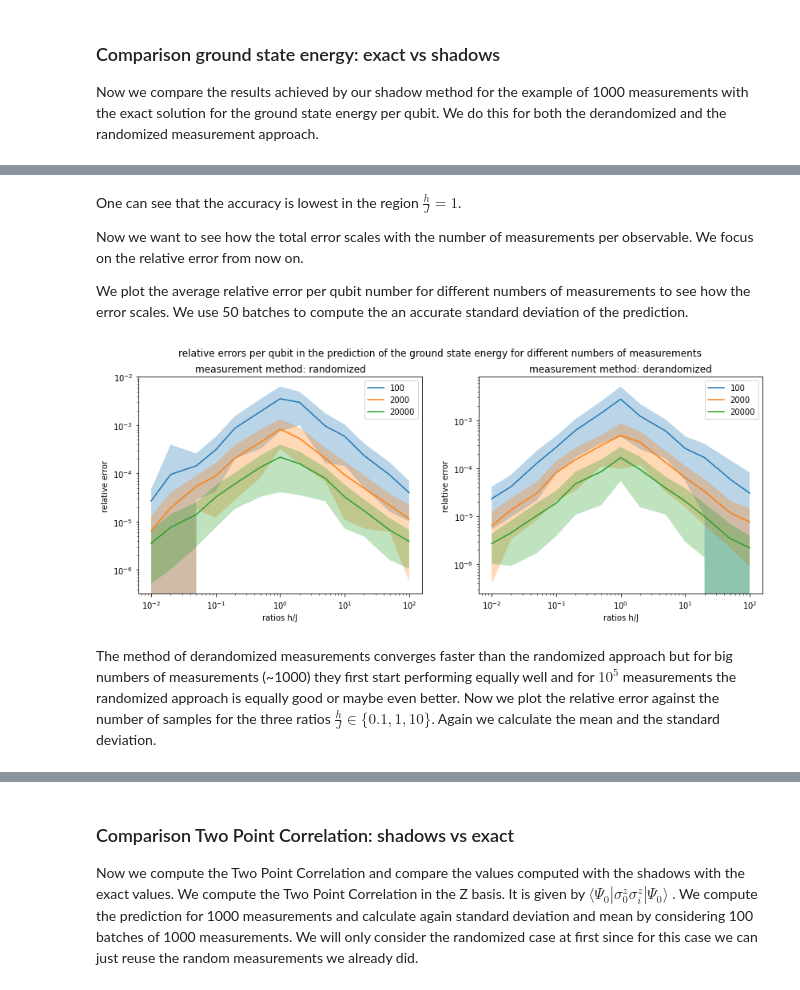
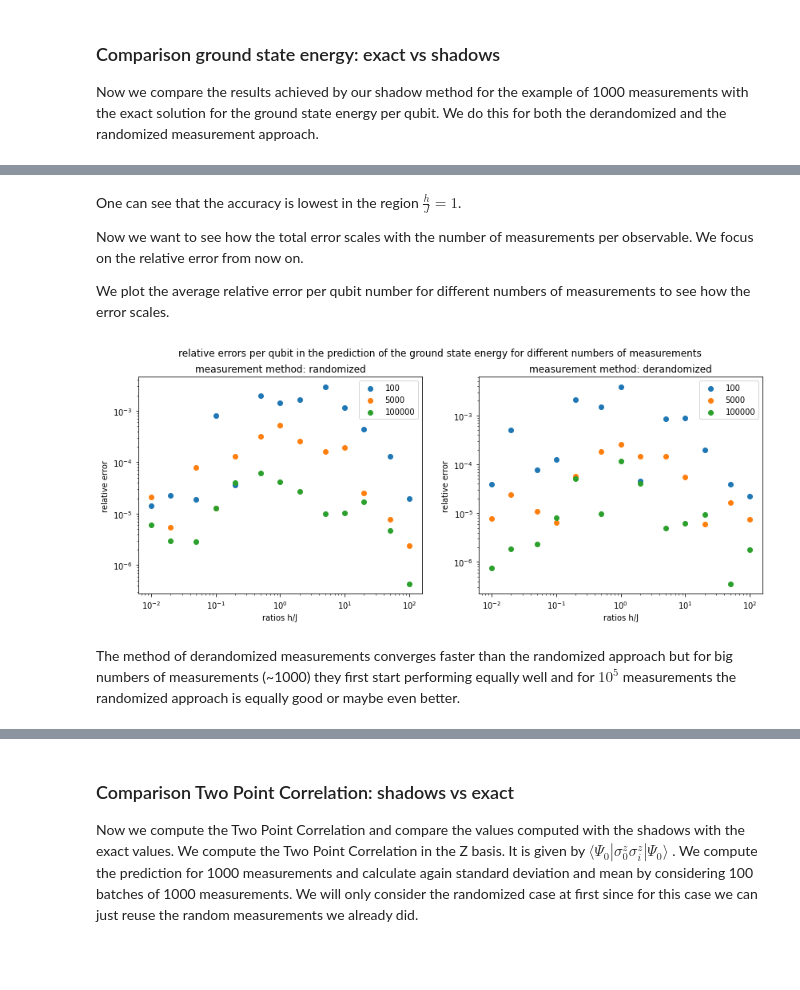
Before and after one commit to LennartBuerger/classical-shadows-for-1d-TFIM-energy-estimation, a Jupyter notebook: display_data/shadow_performance_analysis.ipynb, the cells around one changed output, grey strips where cells are left out. Cells and saved outputs as stored; diff of their text form; code cells hidden in the pictures; blank space fills up the shorter version.

Commit message:
Revert "Rotation speedup more plots"

```diff
--- a/display_data/shadow_performance_analysis.ipynb
+++ b/display_data/shadow_performance_analysis.ipynb
@@ -30,6 +30,7 @@ ratios_h_j = np.array([0.01, 0.02, 0.05, 0.1,
                            0.2, 0.5, 1, 2, 5, 10, 20, 50, 100], dtype=float)
 save_direc_eigs = Path('data/Diagonal_hamiltonian/eigenvalues_first_three_dict.npy')
 save_direc_groundstate = Path('data/Diagonal_hamiltonian/groundstate_dict.npy')
+save_direc_measurements = Path('data/shadow_measurements/measurements_dict.npy')
 save_direc_measurements_two_point_correlation_derandomized = Path('data/shadow_measurements/measurements_two_point_corr_derandomized_dict.npy')
 ground_state_dict = np.load(save_direc_groundstate, allow_pickle='TRUE')
 ground_state_dict = ground_state_dict.item()
@@ -64,6 +81,8 @@ Now we compare the results achieved by our shadow method for the example of 1000
 measurements with the exact solution for the ground state energy per qubit. We do this for both the
 derandomized and the randomized measurement approach.
 # %%
-# load saved energy dict
+# load saved dictionary again
+measurement_dict = np.load(save_direc_measurements, allow_pickle='TRUE')
+measurement_dict = measurement_dict.item()
 energy_dict = np.load(save_direc_eigs, allow_pickle='TRUE')
 energy_dict = energy_dict.item()
@@ -92,14 +98,7 @@ for i in range(0, 2):
     energy_shadow = np.zeros(np.size(ratios_h_j))
     energy_brute = np.zeros(np.size(ratios_h_j))
     for j in range(0, np.size(ratios_h_j)):
-        save_direc_procedure = Path('data/shadow_measurements/measurement_procedure_ratio_'+\
-                              str(ratios_h_j[j])+'_qubit_num_'+str(qubit_num)+'_method_'+measurement_methods[i]+'.npy')
-        save_direc_index = Path('data/shadow_measurements/measurement_index_ratio_'+\
-                              str(ratios_h_j[j])+'_qubit_num_'+str(qubit_num)+'_method_'+measurement_methods[i]+'.npy')
-        measurement_procedure = np.lib.format.open_memmap(save_direc_procedure, dtype=np.str_, mode='r')
-        measurement_index = np.lib.format.open_memmap(save_direc_index, dtype=np.int32, mode='r')
-        measurements = conversion_to_prediction_shadow_dict_shape(measurement_procedure[0:num_of_measurements,:],
-                                                                  measurement_index[0:num_of_measurements], qubit_num)
+        measurements = measurement_dict[str(qubit_num)][str(ratios_h_j[j])][measurement_methods[i]][0:num_of_measurements]
         energy_shadow[j] = TfimHamiltonianOpenFermion(qubit_num, ratios_h_j[j],
                                              1, 'periodic').energy_shadow(None, num_of_measurements, measurement_methods[i], measurements)
         energy_brute[j] = energy_dict[str(1)]['periodic'][str(qubit_num)][str(ratios_h_j[j])][0]
@@ -170,47 +161,31 @@ per observable. We focus on the relative error from now on.
 
 We plot the average relative error per qubit number for different numbers of measurements
 to see how the error scales.
-We use 50 batches to compute the an accurate standard deviation of the prediction.
 # %%
-qubit_num = 14
-num_of_measurements = np.array([100, 2000, 20000])
-batches = 50
+num_of_measurements = np.array([100, 5000, 100000])
 fig, axs = plt.subplots(1, 2)
 fig.set_figheight(5)
 fig.set_figwidth(14)
 fig.suptitle('relative errors per qubit in the prediction of the ground state energy for different numbers of measurements')
-errors = np.zeros((batches, np.size(ratios_h_j)))
 for l in range(0, 2):
     for i in range(0, np.size(num_of_measurements)):
+        energy_shadow = np.zeros(np.size(ratios_h_j))
+        energy_brute = np.zeros(np.size(ratios_h_j))
         for j in range(0, np.size(ratios_h_j)):
-            energy_brute = energy_dict[str(1)]['periodic'][str(qubit_num)][str(ratios_h_j[j])][0]
-            save_direc_procedure = Path('data/shadow_measurements/measurement_procedure_ratio_'+\
-                              str(ratios_h_j[j])+'_qubit_num_'+str(qubit_num)+'_method_'+measurement_methods[l]+'.npy')
-            save_direc_index = Path('data/shadow_measurements/measurement_index_ratio_'+\
-                              str(ratios_h_j[j])+'_qubit_num_'+str(qubit_num)+'_method_'+measurement_methods[l]+'.npy')
-            measurement_procedure = np.lib.format.open_memmap(save_direc_procedure, dtype=np.str_, mode='r')
-            measurement_index = np.lib.format.open_memmap(save_direc_index, dtype=np.int32, mode='r')
-            measurements_dict = conversion_to_prediction_shadow_dict_shape(measurement_procedure[0:batches * num_of_measurements[i]],
-                                                                          measurement_index[0:batches * num_of_measurements[i]], qubit_num)
-            for b in range(0, batches):
-                measurements = measurements_dict[b*num_of_measurements[i]:(b+1)*num_of_measurements[i]]
-                energy_shadow = TfimHamiltonianOpenFermion(qubit_num,
-                                                           ratios_h_j[j], 1, 'periodic').energy_shadow(None,
-                                                                                                       num_of_measurements[i],
-                                                                                                       measurement_methods[l], measurements)
-                errors[b,j] = np.abs(energy_shadow - energy_brute) / np.abs(energy_brute) / qubit_num
-        error_mean = np.mean(errors, axis= 0)
-        error_std = np.std(errors, axis = 0)
-        axs[l].errorbar(ratios_h_j, error_mean, label = num_of_measurements[i])
-        axs[l].fill_between(ratios_h_j, error_mean - error_std, error_mean + error_std, alpha = 0.3)
+            measurements = measurement_dict[str(qubit_num)][str(ratios_h_j[j])][measurement_methods[l]][0:num_of_measurements[i]]
+            energy_shadow[j] = TfimHamiltonianOpenFermion(qubit_num,
+                                                       ratios_h_j[j], 1, 'periodic').energy_shadow(None,
+                                                                                                   num_of_measurements[i],
+                                                                                                   measurement_methods[l], measurements)
+            energy_brute[j] = energy_dict[str(1)]['periodic'][str(qubit_num)][str(ratios_h_j[j])][0]
+        errors = np.abs(energy_shadow - energy_brute) / np.abs(energy_brute) / qubit_num
+        axs[l].scatter(ratios_h_j, errors, label = num_of_measurements[i])
         axs[l].set(xscale='log', yscale='log', xlabel='ratios h/J', ylabel = 'relative error')
         axs[l].set_title('measurement method: ' + str(measurement_methods[l]))
         axs[l].legend()
 # %% [output]
-[figure, old version]
+[figure, new version]
 # %% [markdown]
 The method of derandomized measurements converges faster than the randomized approach
 but for big numbers of measurements (~1000) they first start performing equally well and
 for $10^5$ measurements the randomized approach is equally good or maybe even better.
-Now we plot the relative error against the number of samples for the three ratios
- $\frac{h}{J} \in \{0.1, 1, 10\}$. Again we calculate the mean and the standard deviation.
```
Also changed, not shown: parts of 21 cells of this notebook, 15 other files.
